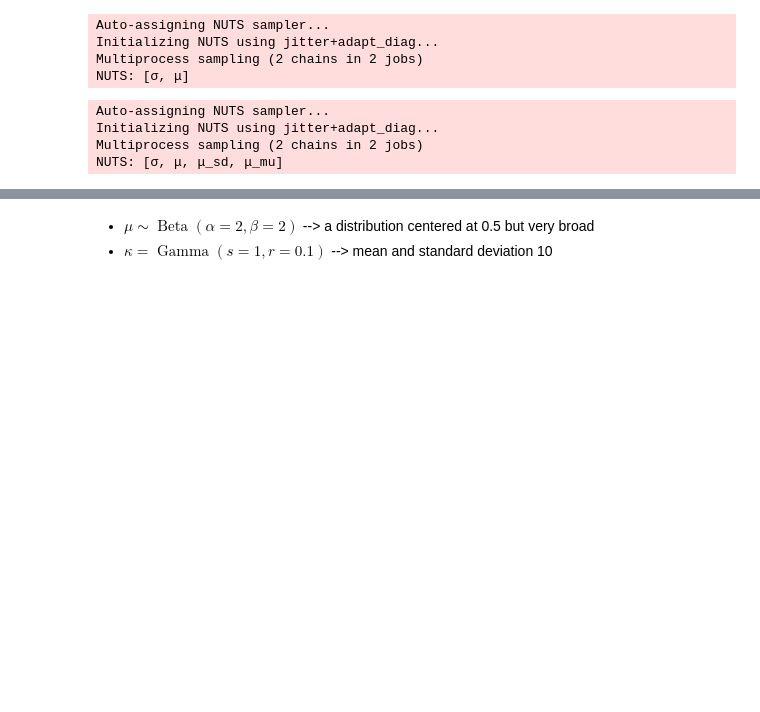
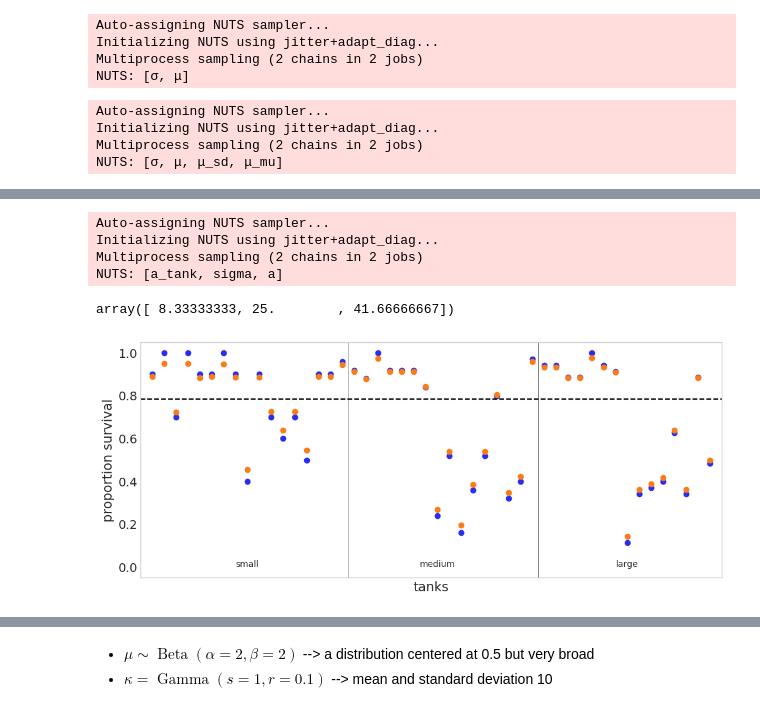
Before and after one commit to Grupo-de-modelado-probabilista/modelado_bayesiano, a Jupyter notebook: diapo/taller_02.ipynb, the cells around one changed output, grey strips where cells are left out. Saved outputs shown, nothing was run; the diff lists cells and outputs as text; code cells hidden in the pictures; blank space fills up the shorter version.

```diff
--- a/diapo/taller_02.ipynb
+++ b/diapo/taller_02.ipynb
@@ -158,0 +169,3 @@ axes[0].vlines(trace_cs_h['μ_mu'].mean(), *y_lims);
+# %%
+d = pd.read_csv('../datos/reedfrogs.csv', sep=",")
+d.tail()
@@ -159,3 +179,49 @@ axes[0].vlines(trace_cs_h['μ_mu'].mean(), *y_lims);
+# %%
+with pm.Model() as m_12_2:
+    # Hyperpriors
+    a = pm.Normal('a', 0., 1.)
+    sigma = pm.HalfCauchy('sigma', 1.)
+    # Prior
+    a_tank = pm.Normal('a_tank', a, sigma, shape=d.shape[0])
+    p = pm.math.invlogit(a_tank) #
+    #likelihood
+    surv = pm.Binomial('surv', n=d.density, p=p, observed=d.surv)
+
+    trace_12_2 = pm.sample(2000, tune=2000)
+# %% [output]
+Auto-assigning NUTS sampler...
+Initializing NUTS using jitter+adapt_diag...
+Multiprocess sampling (2 chains in 2 jobs)
+NUTS: [a_tank, sigma, a]
+# %%
+# extract PyMC3 samples
+post = pm.trace_to_dataframe(trace_12_2, varnames=['a_tank'])
+
+# compute median intercept for each tank
+# also transform to probability with logistic
+d.loc[:, 'propsurv_est'] = pd.Series(logistic(post.median(axis=0).values), index=d.index)
+# %%
+np.linspace(0, 50, 7)[1::2]
+# %% [output]
+array([ 8.33333333, 25.        , 41.66666667])
+# %%
+_, ax = plt.subplots(1, 1, figsize=(12, 5))
+# display raw proportions surviving in each tank
+ax.scatter(np.arange(0, 48), d.propsurv, color='C0')
+ax.scatter(np.arange(0, 48), d.propsurv_est, color='C1')
+ax.hlines(logistic(np.median(trace_12_2['a'], axis=0)), -1, 49, linestyles='--')
+idx = d.density[d.density.diff() > 0].index
+ax.vlines(idx + 0.5, -.05, 1.05, lw=.5)
+for i, t in zip(np.linspace(0, 48, 7)[1::2], ('small', 'medium', 'large')):
+    ax.text(i, 0, t, horizontalalignment='center')
+ax.set_xlabel('tanks')
+ax.set_ylabel('proportion survival')
+ax.set_xlim(-1, 48)
+ax.set_xticks([])
+ax.set_ylim(-.05, 1.05);
+ax.grid(False)
+# %% [output]
+[figure, added]
 # %% [markdown]
 ### Hierarchical coins
 
```
Also changed, not shown: parts of 12 cells of this notebook, 3 other files.
